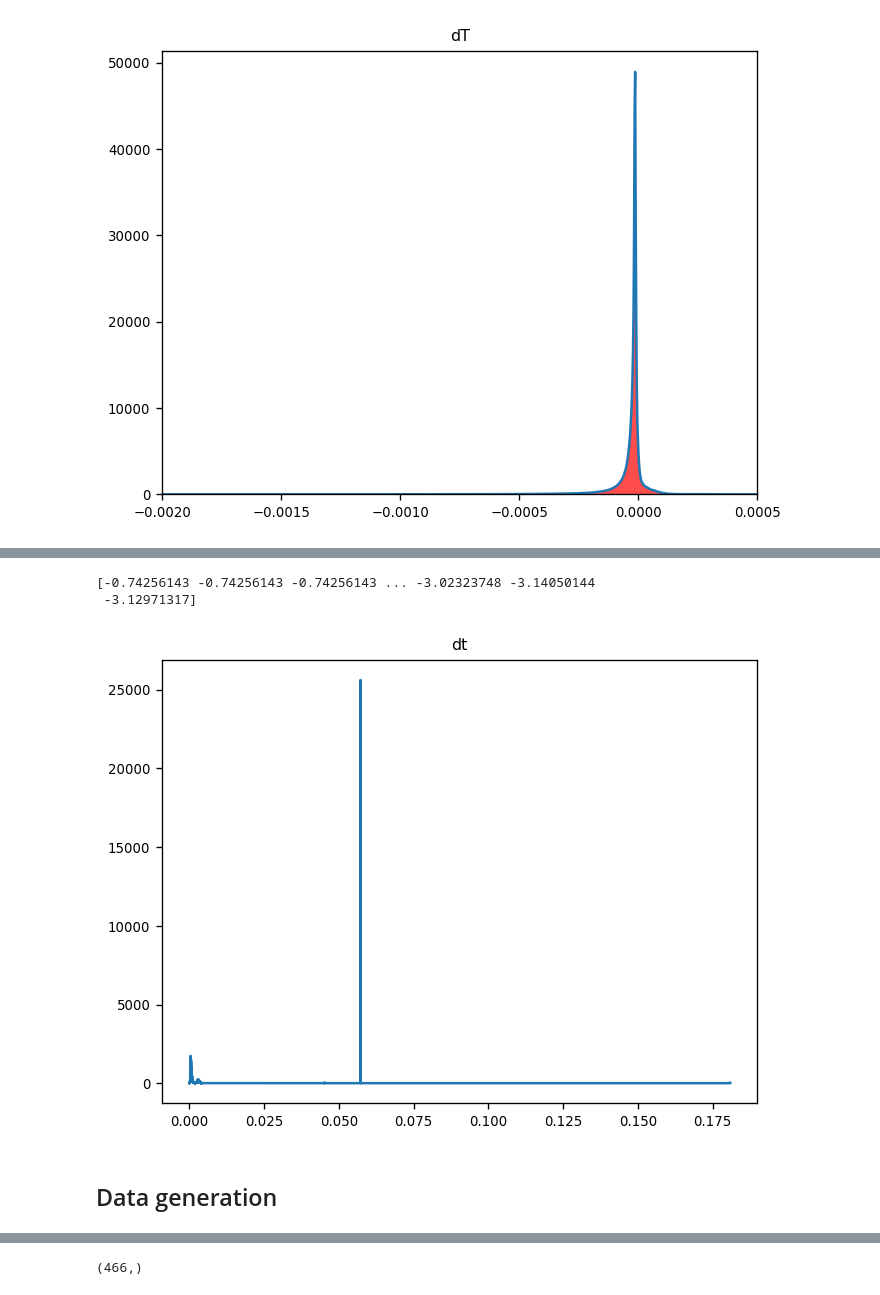
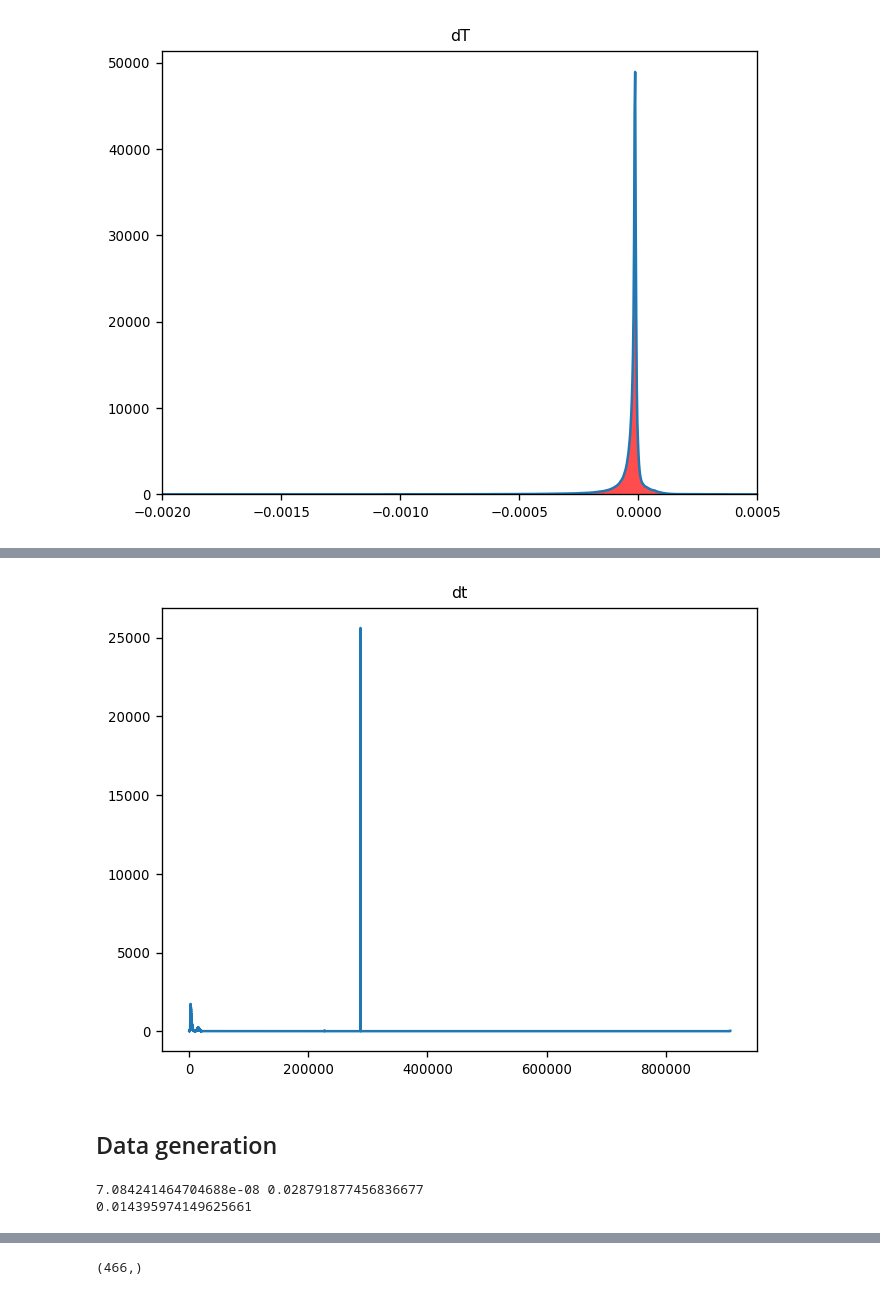
Before and after one commit to silkemaes/ChemPy, a Jupyter notebook: data_generation.ipynb, the cells around one changed output, grey strips where cells are left out. Cells and saved outputs as stored; diff of their text form; code cells hidden in the pictures.

Commit message:
Fixed the sampling of dt from Phantom, works now!

```diff
--- a/data_generation.ipynb
+++ b/data_generation.ipynb
@@ -62,13 +62,8 @@ out = plt.hist(data,bins=nbins, density=True, color='r', alpha=0.7)
-# %%
-print(np.log10(dt2))
-# %% [output]
-[-0.74256143 -0.74256143 -0.74256143 ... -3.02323748 -3.14050144
- -3.12971317]
 # %%
 plt.title('dt')
-plt.plot(out[1][:-1],out[0])
+plt.plot((out[1][:-1]*5022728.790082334),out[0])  ## because in PHANTOM code units ---> [sec]
 # plt.xlim(-0.002, 0.075)
-# plt.yscale('log')
+# plt.xscale('log')
 plt.show()
 # %% [output]
-[figure, old version]
+[figure, new version]
@@ -95,2 +93,8 @@ dt_max = 5.
 
 nstep = 512
+# %%
+print((dt_min) /units.year.to('s')   , (dt_max) /units.year.to('s')    )
+print(np.median(np.load(samploc+'dtime_range.npy'))/units.year.to('s') )
+# %% [output]
+7.084241464704688e-08 0.028791877456836677
+0.014395974149625661
```
Also changed, not shown: parts of 12 cells of this notebook, 9 other files.
